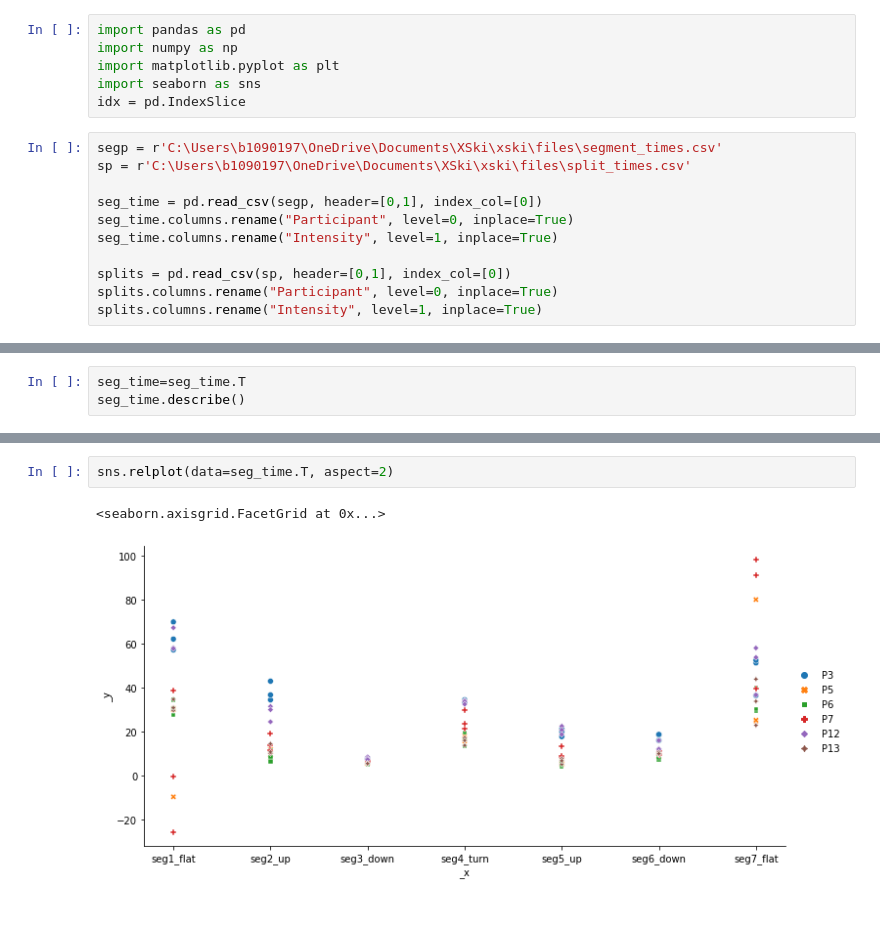
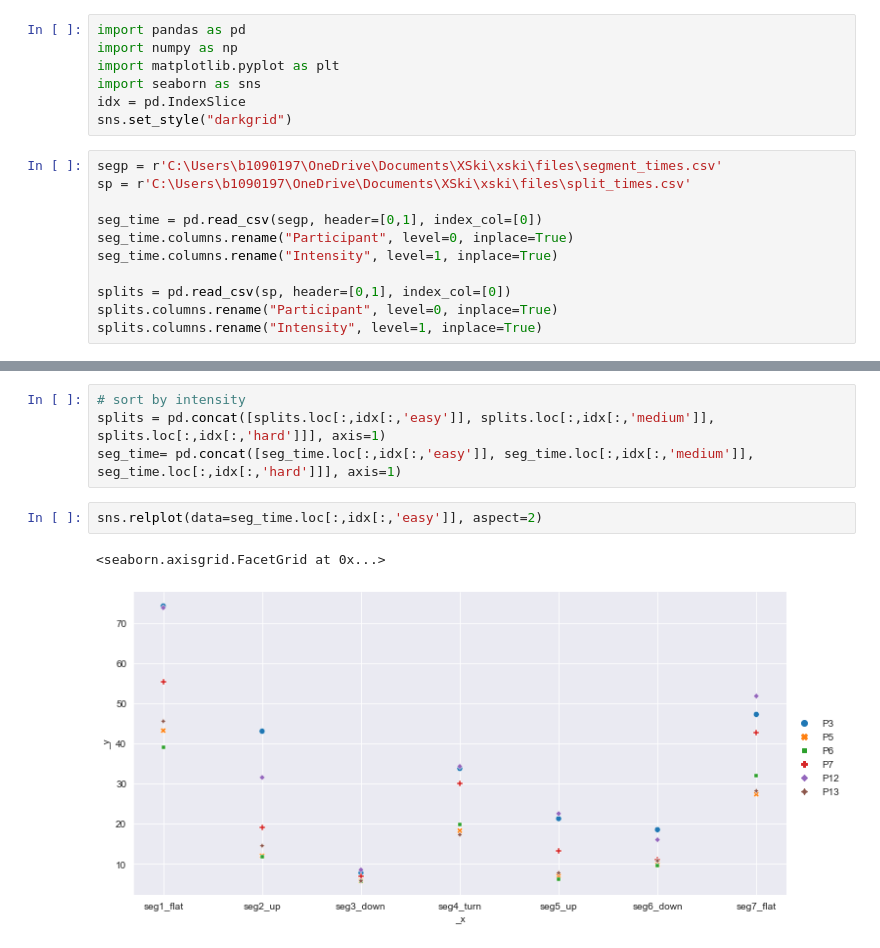
Before and after one commit to luceskywalker/xski, a Jupyter notebook: code/jupyter_lucas/splits_pacing.ipynb, the cells around one changed output, grey strips where cells are left out. Saved outputs shown, nothing was run; the diff lists cells and outputs as text; blank space fills up the shorter version.

Commit message:
pacing and splits statistics finished

```diff
--- a/code/jupyter_lucas/splits_pacing.ipynb
+++ b/code/jupyter_lucas/splits_pacing.ipynb
@@ -4,6 +4,7 @@ import numpy as np
 import matplotlib.pyplot as plt
 import seaborn as sns
 idx = pd.IndexSlice
+sns.set_style("darkgrid")
 # %%
 segp = r'C:\Users\b1090197\OneDrive\Documents\XSki\xski\files\segment_times.csv'
 sp = r'C:\Users\b1090197\OneDrive\Documents\XSki\xski\files\split_times.csv'
@@ -31,3 +30,0 @@ splits.describe()
-# %%
-seg_time=seg_time.T
-seg_time.describe()
@@ -44,5 +43,9 @@ seg_time.describe()
+# %%
+# sort by intensity
+splits = pd.concat([splits.loc[:,idx[:,'easy']], splits.loc[:,idx[:,'medium']], splits.loc[:,idx[:,'hard']]], axis=1)
+seg_time= pd.concat([seg_time.loc[:,idx[:,'easy']], seg_time.loc[:,idx[:,'medium']], seg_time.loc[:,idx[:,'hard']]], axis=1)
 # %%
-sns.relplot(data=seg_time.T, aspect=2)
+sns.relplot(data=seg_time.loc[:,idx[:,'easy']], aspect=2)
 # %% [output]
 <seaborn.axisgrid.FacetGrid at 0x...>
-[figure, old version]
+[figure, new version]
```
Also changed, not shown: parts of 16 cells of this notebook, 6 other files.
